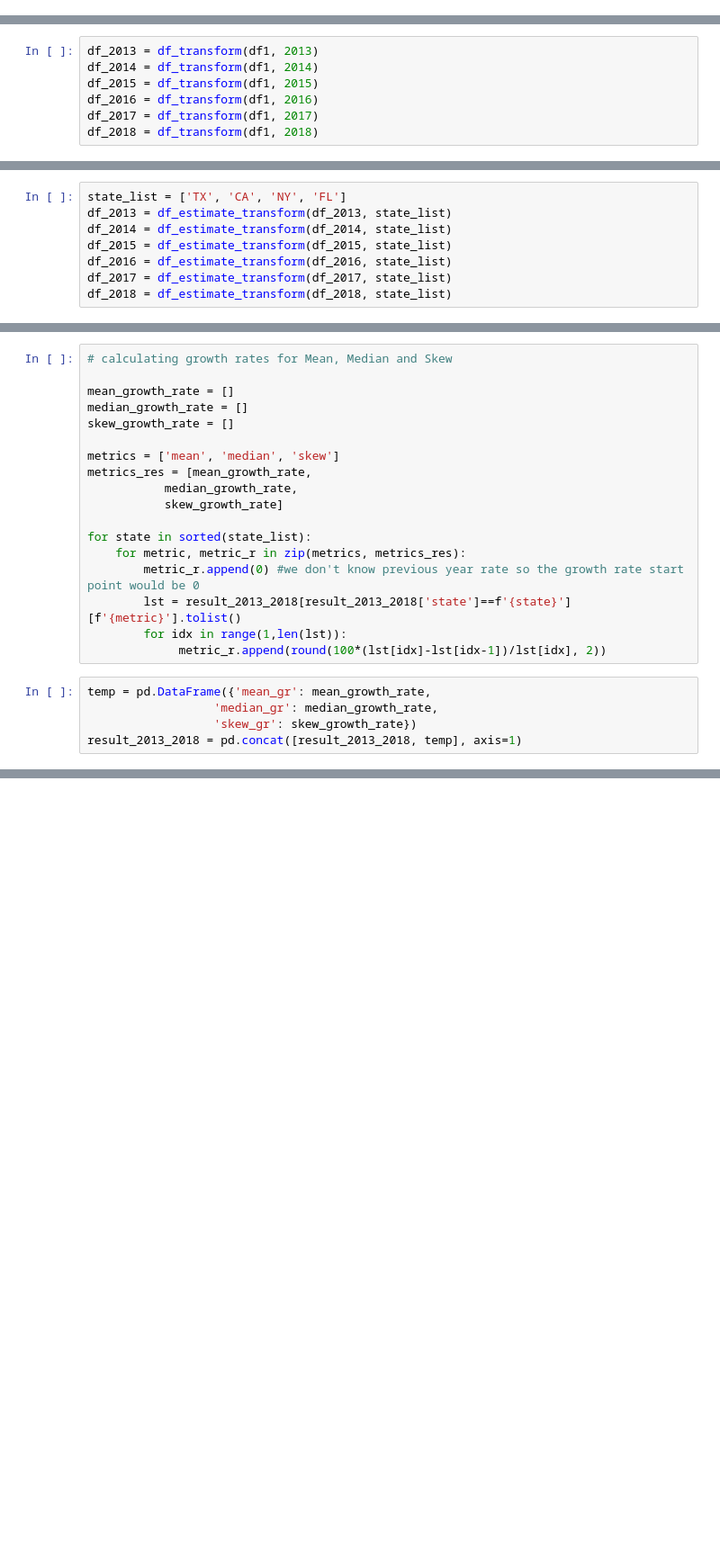
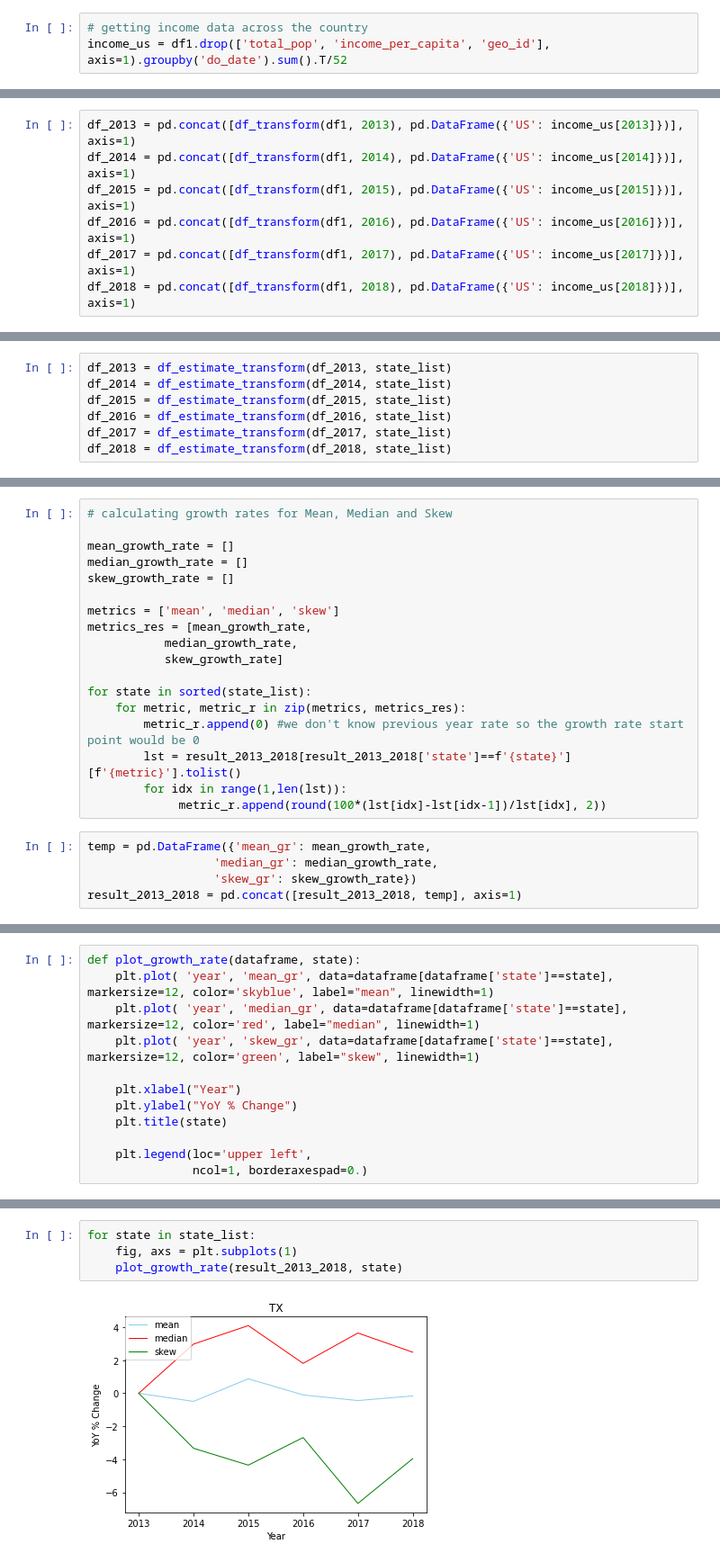
Before and after one commit to EugeniaDickson/zillow_rent_index, a Jupyter notebook: Jane/sql_problem_solutions.ipynb, the cells around one changed output, grey strips where cells are left out. Shown at 90% size. Cells and saved outputs as stored; diff of their text form; blank space fills up the shorter version.

```diff
--- a/Jane/sql_problem_solutions.ipynb
+++ b/Jane/sql_problem_solutions.ipynb
@@ -209,3 +185,6 @@ df1
+# %%
+# getting income data across the country
+income_us = df1.drop(['total_pop', 'income_per_capita', 'geo_id'], axis=1).groupby('do_date').sum().T/52
 # %%
 # helper function for transforming initial table for Mean, Median and Skew estimation
 def df_transform(dataframe, year):
@@ -215,9 +194,9 @@ def df_transform(dataframe, year):
     dataframe['year'] = year
     return dataframe
 # %%
-df_2013 = df_transform(df1, 2013)
-df_2014 = df_transform(df1, 2014)
-df_2015 = df_transform(df1, 2015)
-df_2016 = df_transform(df1, 2016)
-df_2017 = df_transform(df1, 2017)
-df_2018 = df_transform(df1, 2018)
+df_2013 = pd.concat([df_transform(df1, 2013), pd.DataFrame({'US': income_us[2013]})], axis=1)
+df_2014 = pd.concat([df_transform(df1, 2014), pd.DataFrame({'US': income_us[2014]})], axis=1)
+df_2015 = pd.concat([df_transform(df1, 2015), pd.DataFrame({'US': income_us[2015]})], axis=1)
+df_2016 = pd.concat([df_transform(df1, 2016), pd.DataFrame({'US': income_us[2016]})], axis=1)
+df_2017 = pd.concat([df_transform(df1, 2017), pd.DataFrame({'US': income_us[2017]})], axis=1)
+df_2018 = pd.concat([df_transform(df1, 2018), pd.DataFrame({'US': income_us[2018]})], axis=1)
@@ -244,5 +203,4 @@ df_2018
 # %%
-state_list = ['TX', 'CA', 'NY', 'FL']
 df_2013 = df_estimate_transform(df_2013, state_list)
 df_2014 = df_estimate_transform(df_2014, state_list)
 df_2015 = df_estimate_transform(df_2015, state_list)
@@ -339,0 +246,12 @@ dtype: object
+# %%
+def plot_growth_rate(dataframe, state):
+    plt.plot( 'year', 'mean_gr', data=dataframe[dataframe['state']==state], markersize=12, color='skyblue', label="mean", linewidth=1)
+    plt.plot( 'year', 'median_gr', data=dataframe[dataframe['state']==state], markersize=12, color='red', label="median", linewidth=1)
+    plt.plot( 'year', 'skew_gr', data=dataframe[dataframe['state']==state], markersize=12, color='green', label="skew", linewidth=1)
+
+    plt.xlabel("Year")
+    plt.ylabel("YoY % Change")
+    plt.title(state)
+
+    plt.legend(loc='upper left',
+               ncol=1, borderaxespad=0.)
@@ -339,0 +260,6 @@ dtype: object
+# %%
+for state in state_list:
+    fig, axs = plt.subplots(1)
+    plot_growth_rate(result_2013_2018, state)
+# %% [output]
+[figure, added]
```
Also changed, not shown: parts of 22 cells of this notebook.
